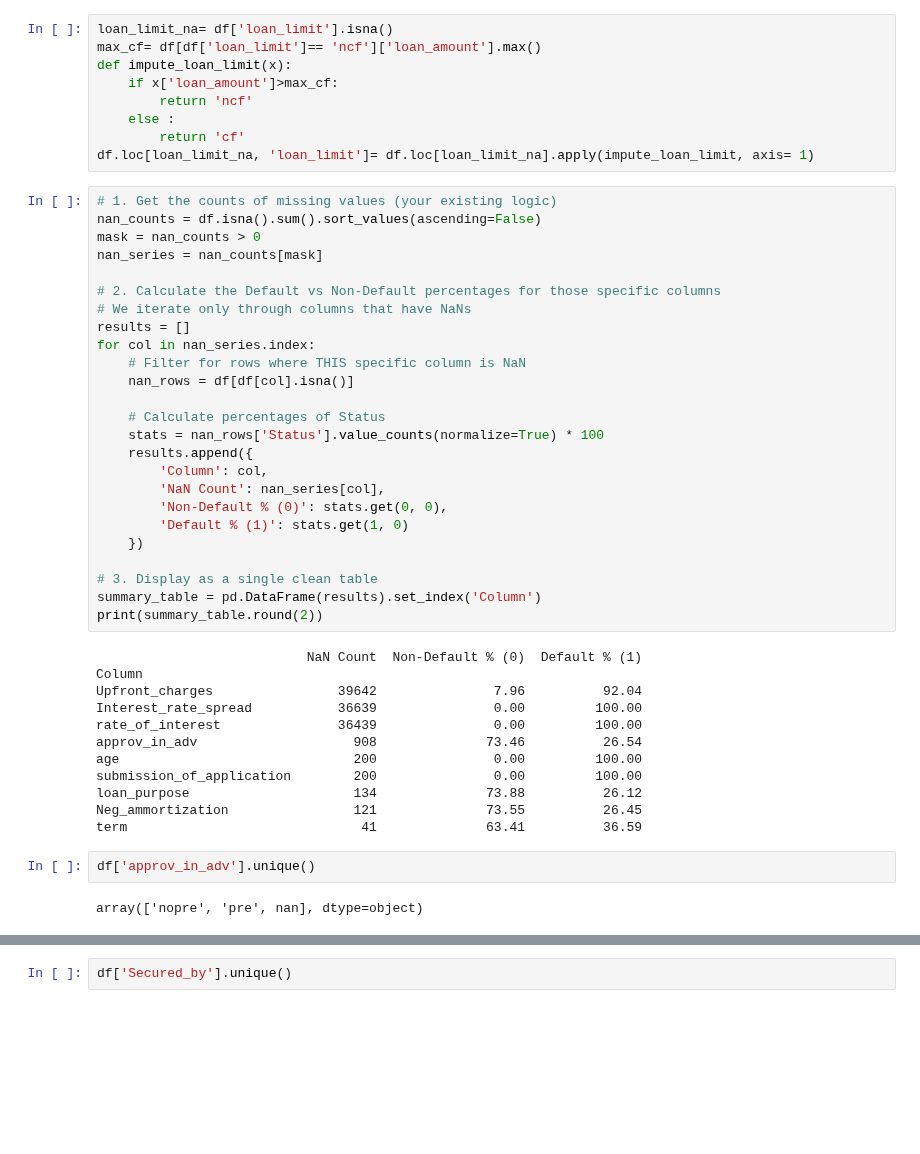
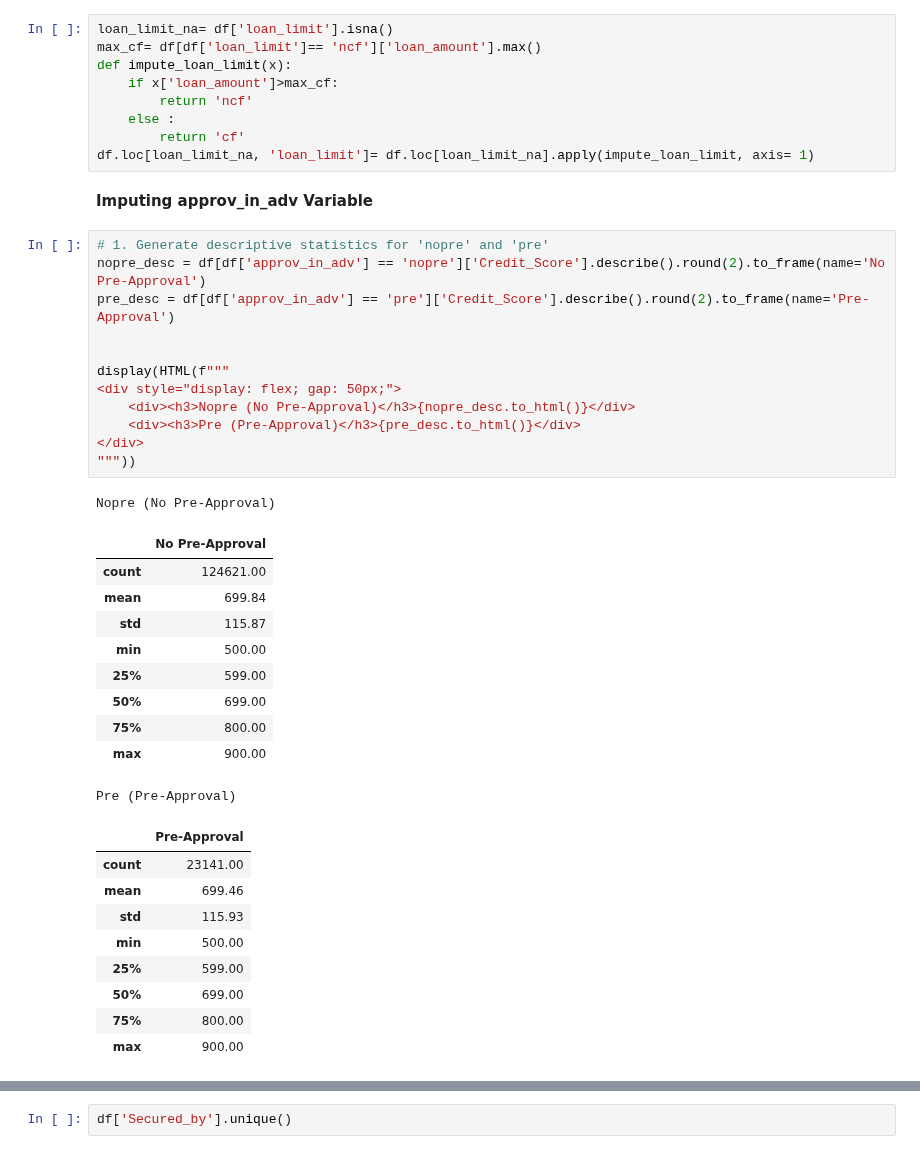
Before and after one commit to ethanhopkins101/DataScience-Projects, a Jupyter notebook: credit_card_customers/loan_default.ipynb, the cells around one changed output, grey strips where cells are left out. Cells and saved outputs as stored; diff of their text form; blank space fills up the shorter version.

```diff
--- a/credit_card_customers/loan_default.ipynb
+++ b/credit_card_customers/loan_default.ipynb
@@ -319,44 +319,38 @@ def impute_loan_limit(x):
     else :
         return 'cf'
 df.loc[loan_limit_na, 'loan_limit']= df.loc[loan_limit_na].apply(impute_loan_limit, axis= 1)
-# %%
-# 1. Get the counts of missing values (your existing logic)
-nan_counts = df.isna().sum().sort_values(ascending=False)
-mask = nan_counts > 0
-nan_series = nan_counts[mask]
-
-# 2. Calculate the Default vs Non-Default percentages for those specific columns
-# We iterate only through columns that have NaNs
-results = []
-for col in nan_series.index:
-    # Filter for rows where THIS specific column is NaN
-    nan_rows = df[df[col].isna()]
-
-    # Calculate percentages of Status
-    stats = nan_rows['Status'].value_counts(normalize=True) * 100
-    results.append({
-        'Column': col,
-        'NaN Count': nan_series[col],
-        'Non-Default % (0)': stats.get(0, 0),
-        'Default % (1)': stats.get(1, 0)
-    })
-
-# 3. Display as a single clean table
-summary_table = pd.DataFrame(results).set_index('Column')
-print(summary_table.round(2))
-# %% [output]
-                           NaN Count  Non-Default % (0)  Default % (1)
-Column
-Upfront_charges                39642               7.96          92.04
-Interest_rate_spread           36639               0.00         100.00
-rate_of_interest               36439               0.00         100.00
-approv_in_adv                    908              73.46          26.54
-age                              200               0.00         100.00
-submission_of_application        200               0.00         100.00
-loan_purpose                     134              73.88          26.12
-Neg_ammortization                121              73.55          26.45
-term                              41              63.41          36.59
-# %%
-df['approv_in_adv'].unique()
-# %% [output]
-array(['nopre', 'pre', nan], dtype=object)
+# %% [markdown]
+**Imputing approv_in_adv Variable**
+# %%
+# 1. Generate descriptive statistics for 'nopre' and 'pre'
+nopre_desc = df[df['approv_in_adv'] == 'nopre']['Credit_Score'].describe().round(2).to_frame(name='No Pre-Approval')
+pre_desc = df[df['approv_in_adv'] == 'pre']['Credit_Score'].describe().round(2).to_frame(name='Pre-Approval')
+
+
+display(HTML(f"""
+<div style="display: flex; gap: 50px;">
+    <div><h3>Nopre (No Pre-Approval)</h3>{nopre_desc.to_html()}</div>
+    <div><h3>Pre (Pre-Approval)</h3>{pre_desc.to_html()}</div>
+</div>
+"""))
+# %% [output]
+Nopre (No Pre-Approval)
+|  | No Pre-Approval |
+| count | 124621.00 |
+| mean | 699.84 |
+| std | 115.87 |
+| min | 500.00 |
+| 25% | 599.00 |
+| 50% | 699.00 |
+| 75% | 800.00 |
+| max | 900.00 |
+Pre (Pre-Approval)
+|  | Pre-Approval |
+| count | 23141.00 |
+| mean | 699.46 |
+| std | 115.93 |
+| min | 500.00 |
+| 25% | 599.00 |
+| 50% | 699.00 |
+| 75% | 800.00 |
+| max | 900.00 |
```
Also changed, not shown: parts of 19 cells of this notebook.
